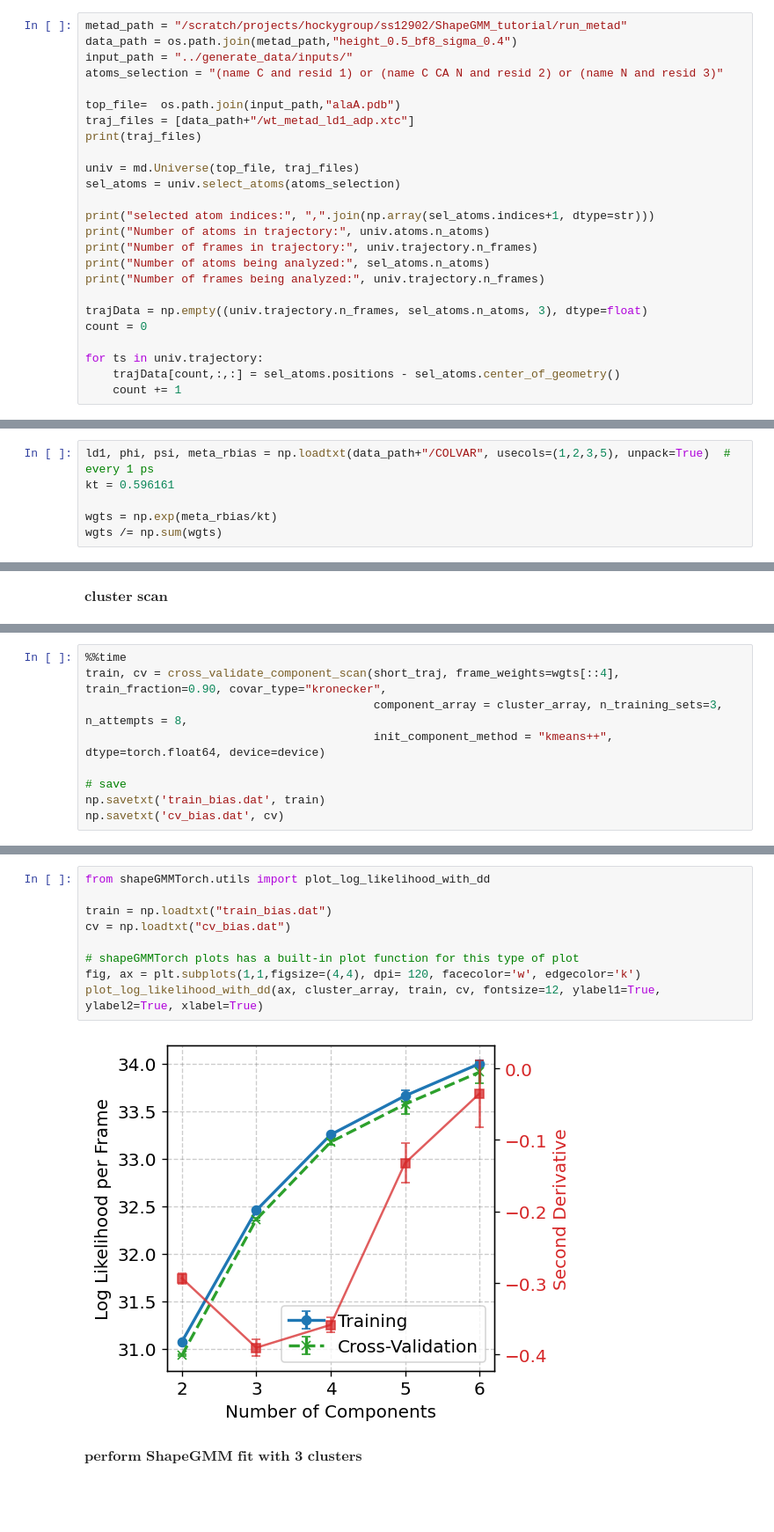
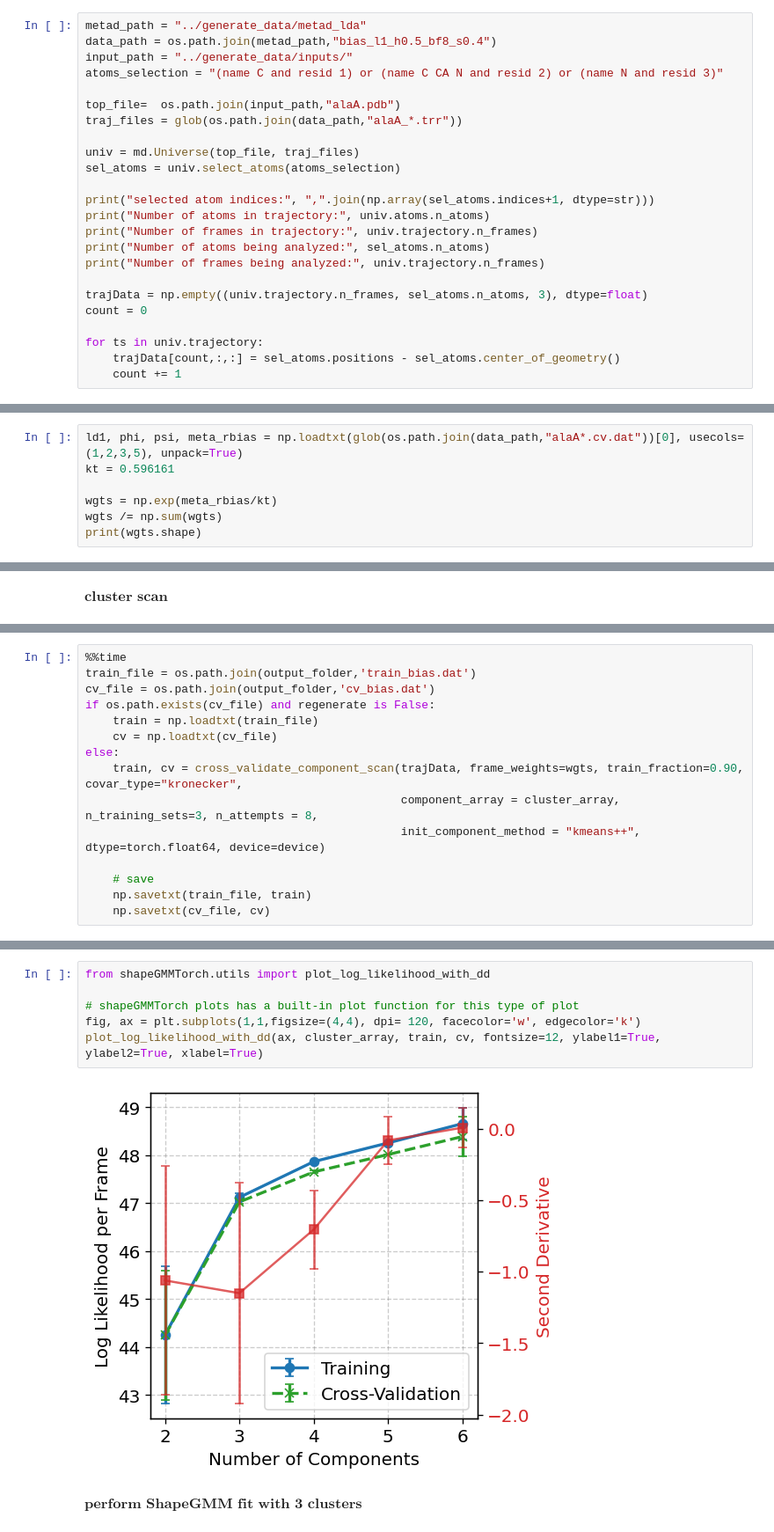
Before and after one commit to hocky-research-group/ShapeGMM_tutorial_2025, a Jupyter notebook: analyze_data/Part3_Cluster_Metad.ipynb, the cells around one changed output, grey strips where cells are left out. Shown: that part at 88% size. Cells and saved outputs as stored; diff of their text form; blank space fills up the shorter version.

```diff
--- a/analyze_data/Part3_Cluster_Metad.ipynb
+++ b/analyze_data/Part3_Cluster_Metad.ipynb
@@ -32,14 +33,13 @@ def calc_phi_psi(trajData):
 # %% [markdown]
 ### load trajectory from a particular simulation
 # %%
-metad_path = "/scratch/projects/hockygroup/ss12902/ShapeGMM_tutorial/run_metad"
-data_path = os.path.join(metad_path,"height_0.5_bf8_sigma_0.4")
+metad_path = "../generate_data/metad_lda"
+data_path = os.path.join(metad_path,"bias_l1_h0.5_bf8_s0.4")
 input_path = "../generate_data/inputs/"
 atoms_selection = "(name C and resid 1) or (name C CA N and resid 2) or (name N and resid 3)"
 
 top_file=  os.path.join(input_path,"alaA.pdb")
-traj_files = [data_path+"/wt_metad_ld1_adp.xtc"]
-print(traj_files)
+traj_files = glob(os.path.join(data_path,"alaA_*.trr"))
 
 univ = md.Universe(top_file, traj_files)
 sel_atoms = univ.select_atoms(atoms_selection)
@@ -71,8 +65,9 @@ print(short_traj.shape)
 # %% [markdown]
 ### load COLVAR data as well
 # %%
-ld1, phi, psi, meta_rbias = np.loadtxt(data_path+"/COLVAR", usecols=(1,2,3,5), unpack=True)  # every 1 ps
+ld1, phi, psi, meta_rbias = np.loadtxt(glob(os.path.join(data_path,"alaA*.cv.dat"))[0], usecols=(1,2,3,5), unpack=True)
 kt = 0.596161
 
 wgts = np.exp(meta_rbias/kt)
 wgts /= np.sum(wgts)
+print(wgts.shape)
@@ -90,10 +83,16 @@ print(cluster_array)
 # %%
 %%time
-train, cv = cross_validate_component_scan(short_traj, frame_weights=wgts[::4], train_fraction=0.90, covar_type="kronecker",
-                                          component_array = cluster_array, n_training_sets=3, n_attempts = 8,
-                                          init_component_method = "kmeans++", dtype=torch.float64, device=device)
+train_file = os.path.join(output_folder,'train_bias.dat')
+cv_file = os.path.join(output_folder,'cv_bias.dat')
+if os.path.exists(cv_file) and regenerate is False:
+    train = np.loadtxt(train_file)
+    cv = np.loadtxt(cv_file)
+else:
+    train, cv = cross_validate_component_scan(trajData, frame_weights=wgts, train_fraction=0.90, covar_type="kronecker",
+                                              component_array = cluster_array, n_training_sets=3, n_attempts = 8,
+                                              init_component_method = "kmeans++", dtype=torch.float64, device=device)
 
-# save
-np.savetxt('train_bias.dat', train)
-np.savetxt('cv_bias.dat', cv)
+    # save
+    np.savetxt(train_file, train)
+    np.savetxt(cv_file, cv)
 # %% [output]
@@ -116,15 +115,12 @@ CPU times: user 3h 24min 50s, sys: 21.6 s, total: 3h 25min 11s
 Wall time: 2h 17min 12s
 # %%
 from shapeGMMTorch.utils import plot_log_likelihood_with_dd
-
-train = np.loadtxt("train_bias.dat")
-cv = np.loadtxt("cv_bias.dat")
 
 # shapeGMMTorch plots has a built-in plot function for this type of plot
 fig, ax = plt.subplots(1,1,figsize=(4,4), dpi= 120, facecolor='w', edgecolor='k')
 plot_log_likelihood_with_dd(ax, cluster_array, train, cv, fontsize=12, ylabel1=True, ylabel2=True, xlabel=True)
 # %% [output]
-[figure, old version]
+[figure, new version]
 # %% [markdown]
 $\textbf{perform ShapeGMM fit with 3 clusters}$
 # %%
```
Also changed, not shown: parts of 24 cells of this notebook.
